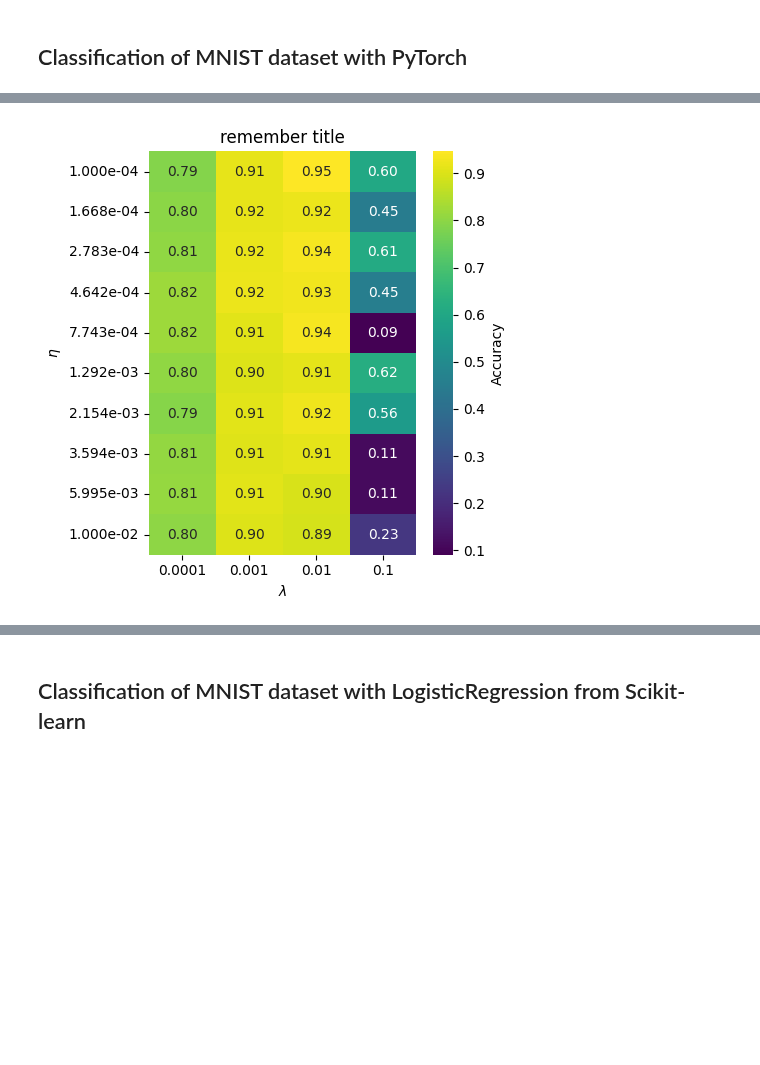
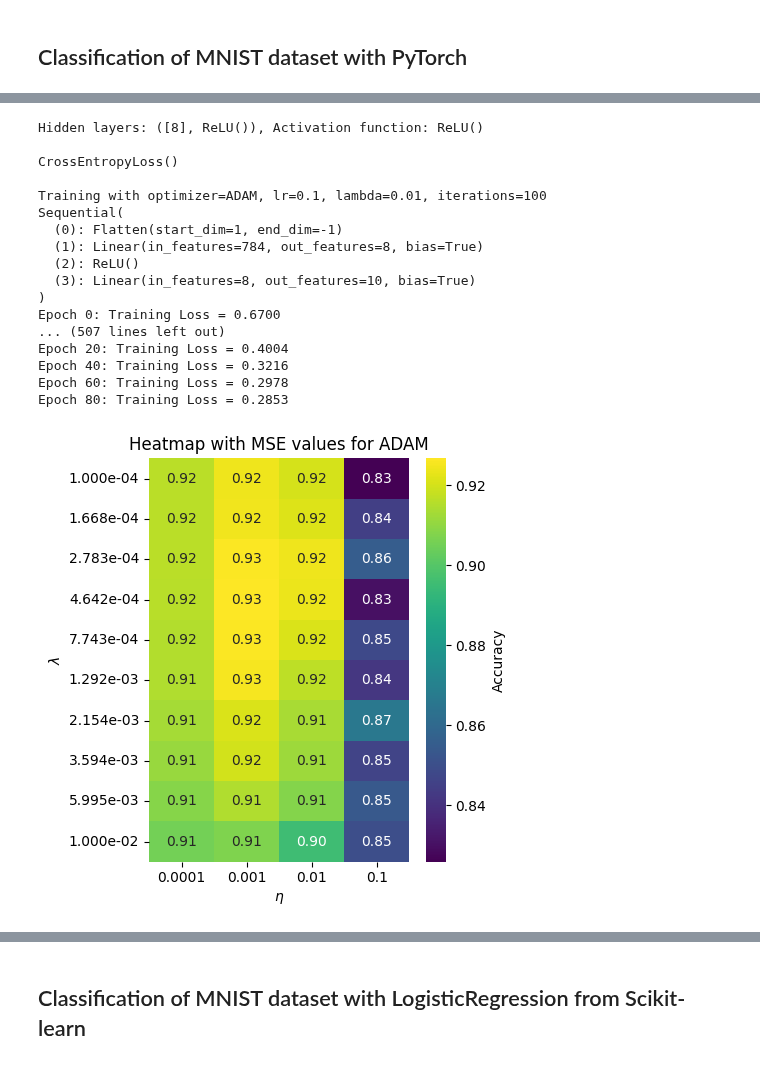
Before and after one commit to johtj/data_analysis_ml_projects, a Jupyter notebook: assignment2/Code/part_f.ipynb, the cells around one changed output, grey strips where cells are left out. Cells and saved outputs as stored; diff of their text form; code cells hidden in the pictures; blank space fills up the shorter version.

Commit message:
pytorch mnist

```diff
--- a/assignment2/Code/part_f.ipynb
+++ b/assignment2/Code/part_f.ipynb
@@ -230,10 +21,0 @@ if read_dataframe:
-# %%
-# Plotting heatmaps
-from source.plotting import plot_heatmap
-
-#plot_heatmap(sgd_mnist, 'Accuracy')
-#plot_heatmap(adagrad_mnist, 'Accuracy')
-#plot_heatmap(rmsprop_mnist, 'Accuracy')
-plot_heatmap(adam_mnist, 'Accuracy')
-# %% [output]
-[figure, removed]
@@ -239,0 +51,68 @@ plot_heatmap(adam_mnist, 'Accuracy')
+# %%
+# Combinations of hidden layers to test
+list_hidden_layers = [
+    [8],
+    [16],
+    [50],
+    [8, 16],
+    [16, 32],
+    [50, 100],
+    [16, 32, 16],
+    [50, 100, 50]
+]
+
+# activation function to test
+list_activation_functions = [nn.ReLU(), nn.LeakyReLU(), nn.Softmax(dim=1)]
+# %%
+# Loop through list of hidden layers and activation functions
+for hidden in list_hidden_layers:
+    for act_f in list_activation_functions:
+        print(f'Hidden layers: {hidden, act_f}, Activation function: {act_f}')
+        print()
+
+
+        model_adam = lambda hidden=hidden, act_f=act_f: pytorch_model_mnist_fn(
+            hidden_units_list=hidden,
+            input_data=X_train_tensor,
+            num_classes=n_class,
+            pytorch_activation=act_f,
+            image_data=IMG_DATA,
+            verbose=VERBOSE
+        )
+
+
+        adam_mnist = pytorch_loop(model_adam, ETA_VALUES, LAMBDA_VALUES, 'ADAM', EPOCHS,
+                        X_train_tensor, y_train_tensor, X_test_tensor, y_test_tensor, cost_func=cost_f,
+                        rho=rho1_val, rho2=rho2_val, weight_decay=weight_decay_val, batch_size=BATCH_SIZE, verbose=True)
+
+
+        # Save heatmaps
+        if SAVE_FIGURE:
+
+            task = 'part_f'
+            algo = 'own'
+            plot_type = 'heatmap'
+
+            filename_values = f'{task}-{plot_type}-{hidden}-activation{act_f}-iter{EPOCHS}-batch{batch_value}-{algo}'
+
+
+            plot_heatmap(adam_mnist, 'Accuracy', y_axis_scientific=True, show_plot=SHOW_PLOT, title=f'Heatmap with MSE values for ADAM', filename = 'adam_' + filename_values)
+# %% [output]
+Hidden layers: ([8], ReLU()), Activation function: ReLU()
+
+CrossEntropyLoss()
+
+Training with optimizer=ADAM, lr=0.1, lambda=0.01, iterations=100
+Sequential(
+  (0): Flatten(start_dim=1, end_dim=-1)
+  (1): Linear(in_features=784, out_features=8, bias=True)
+  (2): ReLU()
+  (3): Linear(in_features=8, out_features=10, bias=True)
+)
+Epoch 0: Training Loss = 0.6700
+... (507 lines left out)
+Epoch 20: Training Loss = 0.4004
+Epoch 40: Training Loss = 0.3216
+Epoch 60: Training Loss = 0.2978
+Epoch 80: Training Loss = 0.2853
+[figure, added]
```
Also changed, not shown: parts of 8 cells of this notebook.
